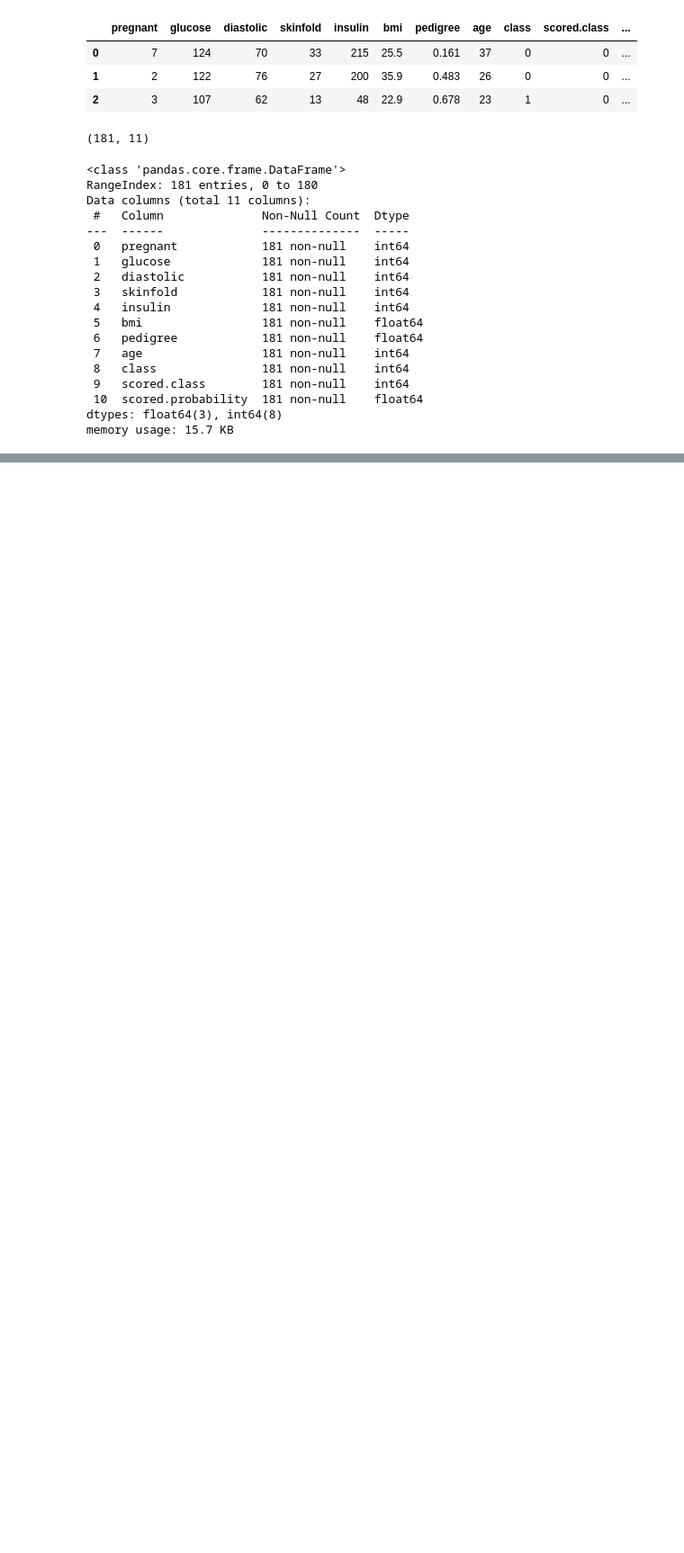
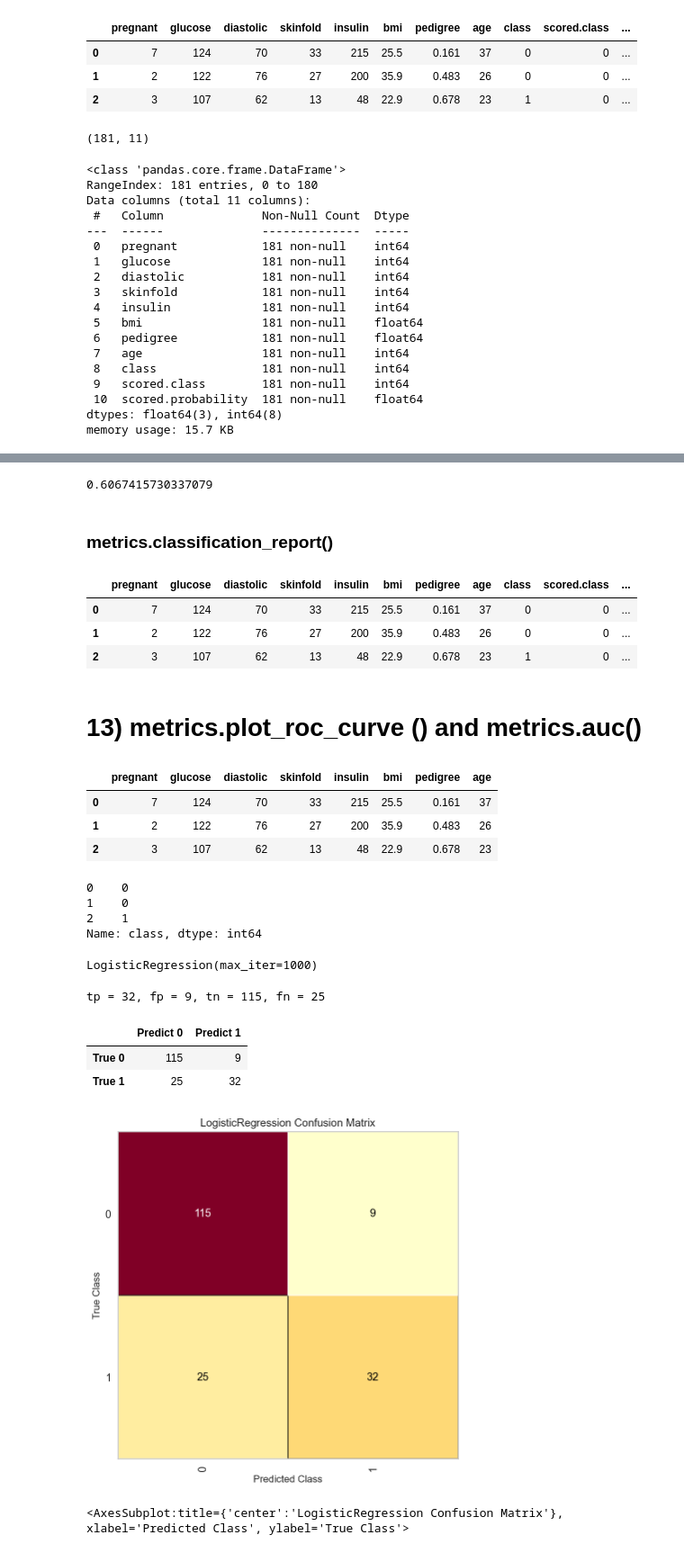
Before and after one commit to Yuehao-Wang/DAV-6150, a Jupyter notebook: Y_Wang_M5_assn_.ipynb, the cells around one changed output, grey strips where cells are left out. Shown at 90% size. Drawn from its saved outputs; the diff is of its cells as text; code cells hidden in the pictures; blank space fills up the shorter version.

```diff
--- a/Y_Wang_M5_assn_.ipynb
+++ b/Y_Wang_M5_assn_.ipynb
@@ -74,0 +523,41 @@ memory usage: 15.7 KB
+# %%
+# my f1
+f1
+# %% [output]
+0.6067415730337079
+# %% [markdown]
+### metrics.classification_report()
+# %%
+df.head(3)
+# %% [output]
+|  | pregnant | glucose | diastolic | skinfold | insulin | bmi | pedigree | age | class | scored.class | ... |
+| 0 | 7 | 124 | 70 | 33 | 215 | 25.5 | 0.161 | 37 | 0 | 0 | ... |
+| 1 | 2 | 122 | 76 | 27 | 200 | 35.9 | 0.483 | 26 | 0 | 0 | ... |
+| 2 | 3 | 107 | 62 | 13 | 48 | 22.9 | 0.678 | 23 | 1 | 0 | ... |
+# %% [markdown]
+# 13)  metrics.plot_roc_curve () and metrics.auc()
+# %%
+y_test = df['class'].copy()
+X_test = df.copy()
+X_test = X_test.drop(columns=['class', 'scored.class', 'scored.probability'])
+# %%
+X_test.head(3)
+# %% [output]
+|  | pregnant | glucose | diastolic | skinfold | insulin | bmi | pedigree | age |
+| 0 | 7 | 124 | 70 | 33 | 215 | 25.5 | 0.161 | 37 |
+| 1 | 2 | 122 | 76 | 27 | 200 | 35.9 | 0.483 | 26 |
+| 2 | 3 | 107 | 62 | 13 | 48 | 22.9 | 0.678 | 23 |
+# %%
+y_test.head(3)
+# %% [output]
+0    0
+1    0
+2    1
+Name: class, dtype: int64
+# %%
+from sklearn.linear_model import LogisticRegression
+lr = LogisticRegression(solver='lbfgs', max_iter=1000)
+result = lr.fit(X_test, y_test)
+result
+# %% [output]
+LogisticRegression(max_iter=1000)
@@ -74,0 +578,38 @@ memory usage: 15.7 KB
+# %%
+# True Positive = 27, False Positive = 5, True Negative = 119, False Negative = 30
+
+print("tp = %d, fp = %d, tn = %d, fn = %d" %(tp,fp,tn,fn))
+# %% [output]
+tp = 32, fp = 9, tn = 115, fn = 25
+# %%
+from sklearn.metrics import confusion_matrix
+y_predict = lr.predict(X_test)
+pd.DataFrame(
+    confusion_matrix(y_test, y_predict),
+    columns=[
+        "Predict 0",
+        "Predict 1",
+    ],
+    index=["True 0", "True 1"],
+)
+# %% [output]
+|  | Predict 0 | Predict 1 |
+| True 0 | 115 | 9 |
+| True 1 | 25 | 32 |
+# %%
+import matplotlib.pyplot as plt
+from yellowbrick.classifier import (
+    ConfusionMatrix,
+)
+mapping = {0: "0", 1: "1"}
+fig, ax = plt.subplots(figsize=(6, 6))
+cm_viz = ConfusionMatrix(
+    lr,
+    classes=["0", "1"],
+    label_encoder=mapping,
+)
+cm_viz.score(X_test, y_test)
+cm_viz.poof()
+# %% [output]
+[figure, added]
+<AxesSubplot:title={'center':'LogisticRegression Confusion Matrix'}, xlabel='Predicted Class', ylabel='True Class'>
```
Also changed, not shown: parts of 79 cells of this notebook, 11 other files.
